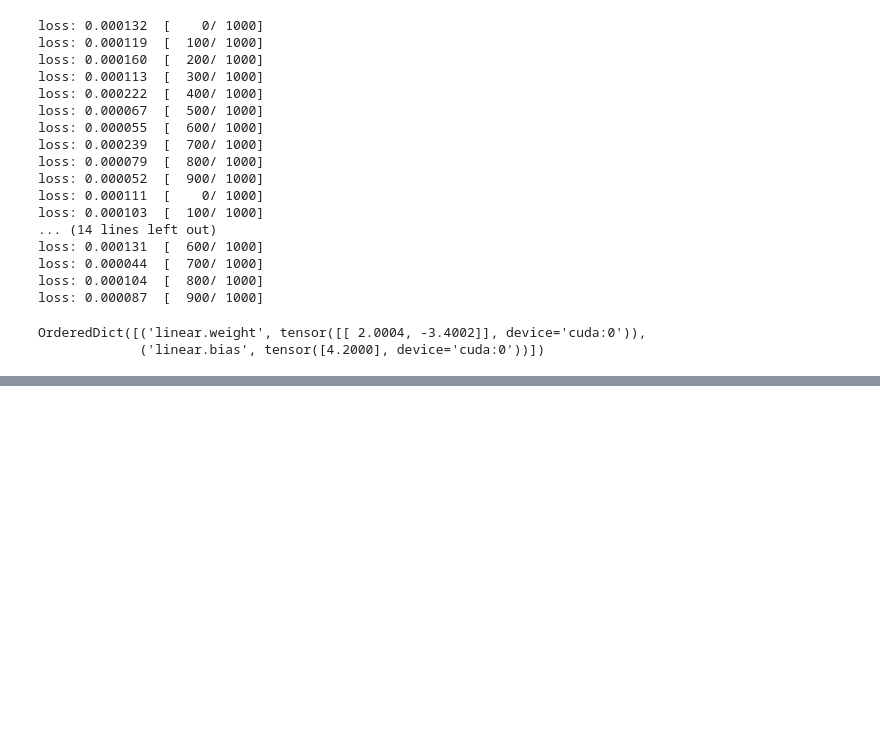
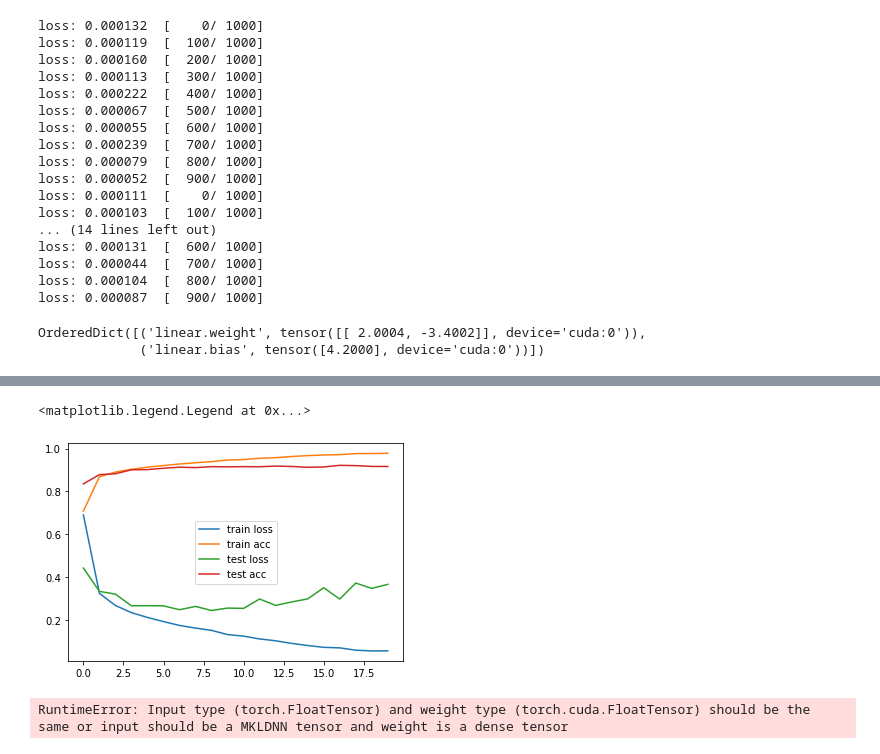
Before and after one commit to yiwenxue/ml, a Jupyter notebook: diveinto-DL.ipynb, the cells around one changed output, grey strips where cells are left out. Cells and saved outputs as stored; diff of their text form; code cells hidden in the pictures; blank space fills up the shorter version.

```diff
--- a/diveinto-DL.ipynb
+++ b/diveinto-DL.ipynb
@@ -181,0 +720,19 @@ OrderedDict([('linear.weight', tensor([[ 2.0004, -3.4002]], device='cuda:0')),
+# %%
+model = AlexNet().to(device)
+
+loss_fn = nn.CrossEntropyLoss()
+# %%
+optimizer = torch.optim.Adam(model.parameters(), lr=0.001)
+# %%
+num_epoches = 20
+
+train_rec, test_rec = [], []
+# %%
+for iter in range(num_epoches):
+    print(f"Epoch {iter+1}\n-------------------------------")
+    train_loss, train_acc = train(train_dataloader, model, loss_fn, optimizer)
+    test_loss, test_acc = test(test_dataloader, model, loss_fn)
+
+    train_rec.append(np.array([train_loss, train_acc]))
+    test_rec.append(np.array([test_loss, test_acc]))
+print("Done!")
@@ -181,0 +757,43 @@ OrderedDict([('linear.weight', tensor([[ 2.0004, -3.4002]], device='cuda:0')),
+# %%
+train_record = np.array(train_rec)
+test_record = np.array(test_rec)
+
+plt.plot(train_record[:,0], label='train loss')
+plt.plot(train_record[:,1], label='train acc')
+plt.plot(test_record[:,0], label='test loss')
+plt.plot(test_record[:,1], label='test acc')
+plt.legend(loc='best')
+# %% [output]
+<matplotlib.legend.Legend at 0x...>
+[figure, added]
+# %%
+labels_map = {
+    0: "T-Shirt",
+    1: "Trouser",
+    2: "Pullover",
+    3: "Dress",
+    4: "Coat",
+    5: "Sandal",
+    6: "Shirt",
+    7: "Sneaker",
+    8: "Bag",
+    9: "Ankle Boot",
+}
+
+cols, rows = 8, 2
+figure = plt.figure(figsize=(cols*2, rows*2))
+
+model.eval()
+with torch.no_grad():
+    for i in range(1, cols * rows + 1):
+        sample_idx = torch.randint(len(test_data), size=(1,)).item()
+        img, label = test_data[sample_idx]
+        pred = model(torch.unsqueeze(img, dim=0))
+        predict_label = pred[0].argmax(0).cpu().item()
+        figure.add_subplot(rows, cols, i)
+        plt.title(f'{labels_map[label]} -- {labels_map[predict_label]}')
+        plt.axis("off")
+        plt.imshow(img.squeeze(), cmap='gray')
+    plt.show()
+# %% [output]
+RuntimeError: Input type (torch.FloatTensor) and weight type (torch.cuda.FloatTensor) should be the same or input should be a MKLDNN tensor and weight is a dense tensor
```
Also changed, not shown: parts of 40 cells of this notebook.
